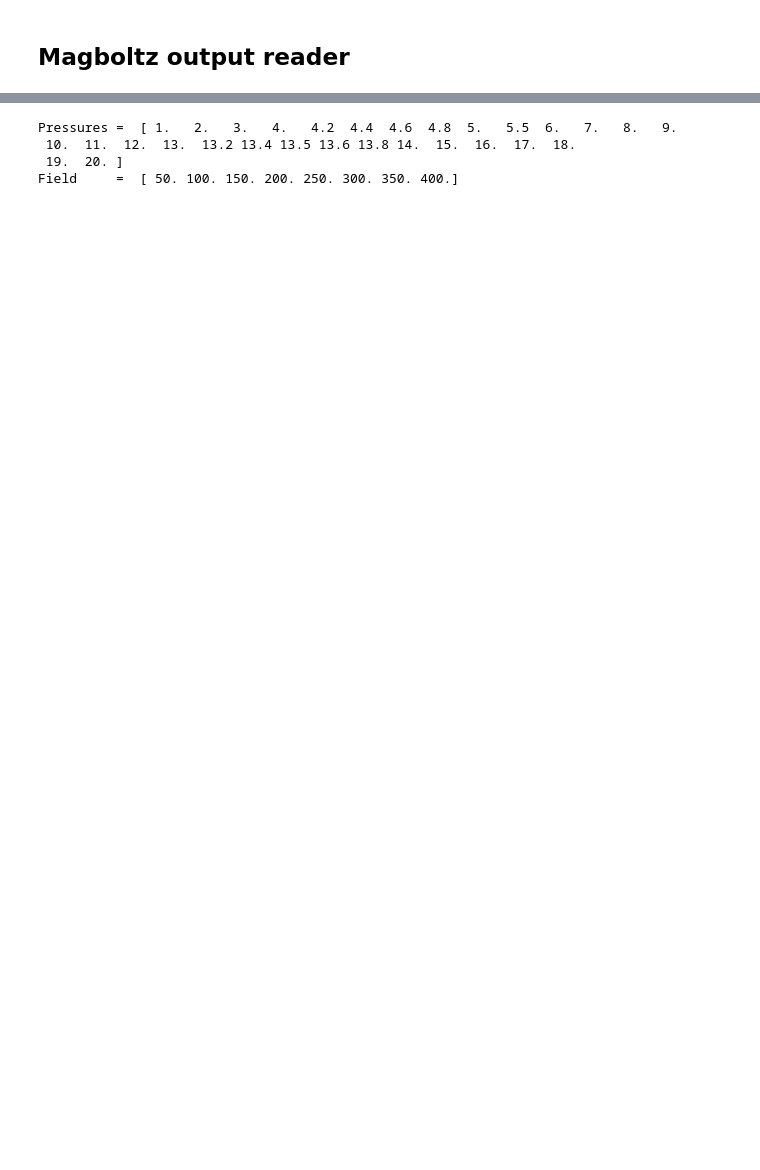
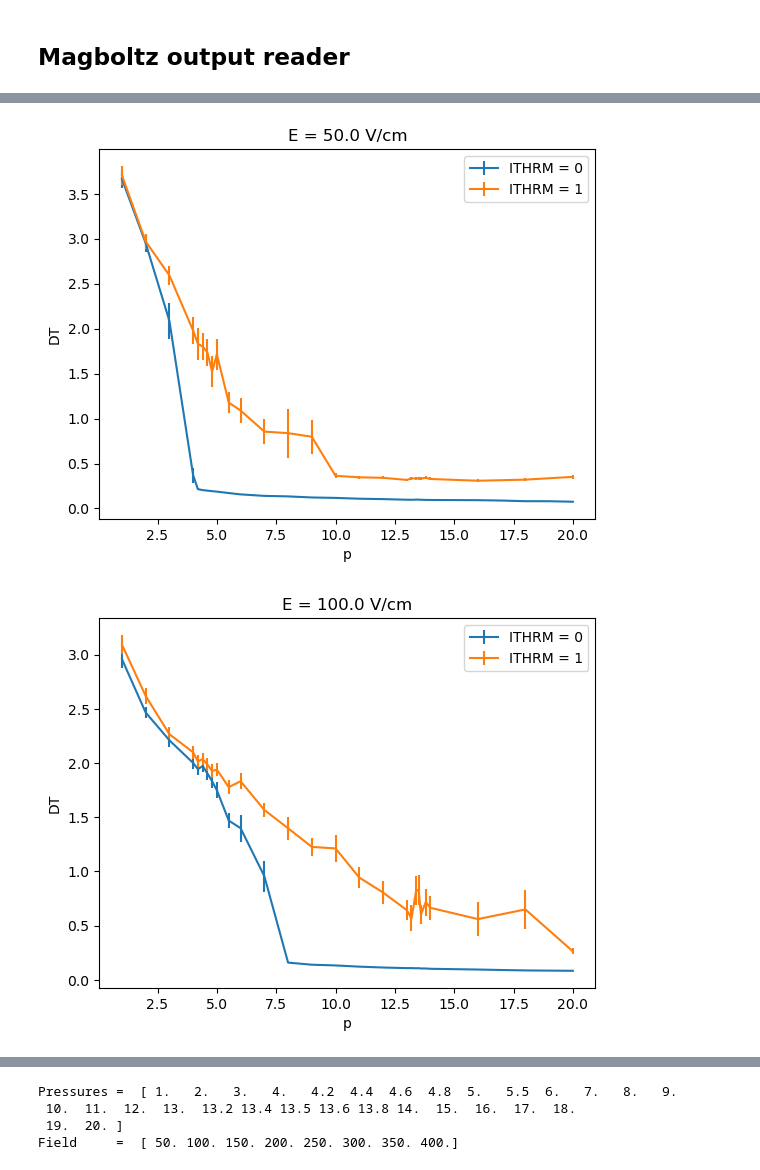
Before and after one commit to martinperezmaneiro/NEXT100_prod, a Jupyter notebook: pressure_analysis/magboltz_reader.ipynb, the cells around one changed output, grey strips where cells are left out. Cells and saved outputs as stored; diff of their text form; code cells hidden in the pictures; blank space fills up the shorter version.

```diff
--- a/pressure_analysis/magboltz_reader.ipynb
+++ b/pressure_analysis/magboltz_reader.ipynb
@@ -5,13 +7,17 @@ import re
 import glob
 import pandas as pd
 # %%
-def extract_values_magboltz_output(lines):
+def extract_values_magboltz_output(lines, line_index = [65, 75, 80]):
     z_dv_pattern = r"Z DRIFT VELOCITY = ([\d.]+E[\+\-]\d+) MICRONS/NANOSECOND\s*\+-\s*([\d.]+)%"
     diff_pattern = r"=\s*([\d.]+)\s*MICRONS/CENTIMETER\*\*0.5\s*\+-\s*([\d.]+)%"
 
-    z_dv_match = re.search(z_dv_pattern, lines[65]) # Line 66 (index 65)
-    t_diff_match = re.search(diff_pattern, lines[75]) # Line 76 (index 75)
-    l_diff_match = re.search(diff_pattern, lines[80]) # Line 81 (index 80)
+    if len(lines) < line_index[-1]:
+        return None, None, None
+
+    # NOW I SEARCH IN THE WHOLE FILE INSTEAD OF READING JUST CERTAIN LINES...
+    z_dv_match = re.search(z_dv_pattern, '\n'.join(lines))   #lines[line_index[0]]) # Line 66 (index 65)
+    t_diff_match = re.search(diff_pattern, '\n'.join(lines)) #lines[line_index[1]]) # Line 76 (index 75)
+    l_diff_match = re.search(diff_pattern, '\n'.join(lines)) #lines[line_index[1]]) # Line 81 (index 80)
 
     if z_dv_match and t_diff_match and l_diff_match:
         z_dv = (float(z_dv_match.group(1)), float(z_dv_match.group(2)))
@@ -45,0 +114,15 @@ files = sorted(glob.glob(indir + '*'), key = get_p_and_v)
+# %%
+for v in old_diff.v.unique():
+    old_diff_v = old_diff[old_diff.v == v]
+    diff_v = diff[diff.v == v]
+    diff_v = diff_v[np.isin(diff_v.p, old_diff_v.p)]
+    plt.errorbar(old_diff_v.p, old_diff_v.t_diff, yerr=old_diff_v.t_diff_err, label = 'ITHRM = 0')
+    plt.errorbar(diff_v.p, diff_v.t_diff, yerr=diff_v.t_diff_err, label = 'ITHRM = 1')
+    plt.xlabel('p')
+    plt.ylabel('DT')
+    plt.title('E = {} V/cm'.format(v))
+    plt.legend()
+    plt.show()
+# %% [output]
+[figure, added]
+[figure, added]
```
Also changed, not shown: parts of 18 cells of this notebook, 6 other files.
